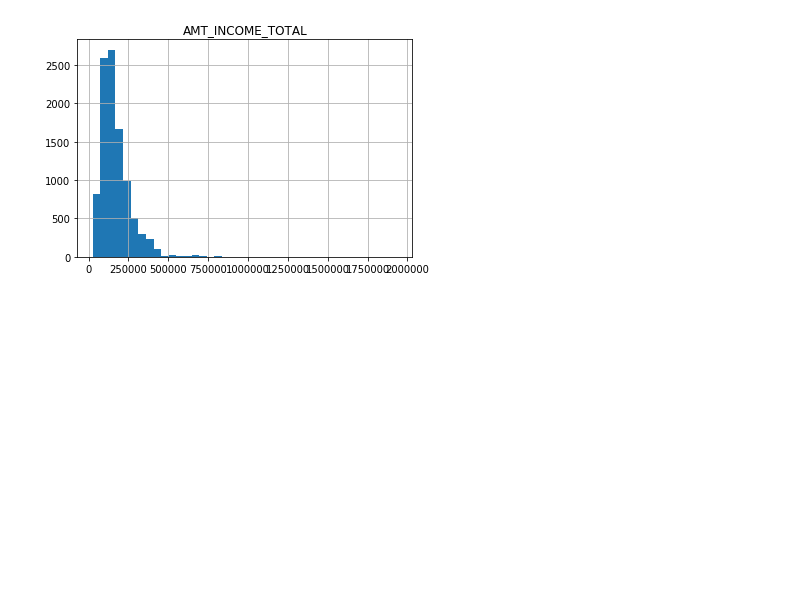
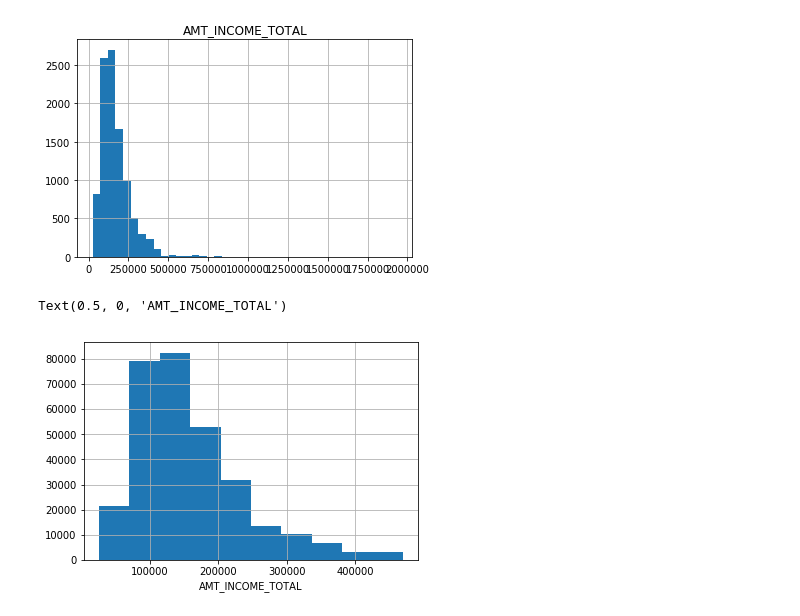
Before and after one commit to Julian-Chu/2nd-ML100Days, a Jupyter notebook: Day_005_HW.ipynb, the cells around one changed output. Drawn from its saved outputs; the diff is of its cells as text; code cells hidden in the pictures; blank space fills up the shorter version.

```diff
--- a/Day_005_HW.ipynb
+++ b/Day_005_HW.ipynb
@@ -40,3 +58,9 @@ subtrain.head(10000).hist(bins=40)
 array([[<matplotlib.axes._subplots.AxesSubplot object at 0x...>]],
       dtype=object)
 [figure]
+# %%
+subtrain.loc[subtrain['AMT_INCOME_TOTAL']<subtrain['AMT_INCOME_TOTAL'].quantile(0.99)]['AMT_INCOME_TOTAL'].hist()
+plt.xlabel('AMT_INCOME_TOTAL')
+# %% [output]
+Text(0.5, 0, 'AMT_INCOME_TOTAL')
+[figure, added]
```
Also changed, not shown: parts of 2 cells of this notebook, 3 other files.
